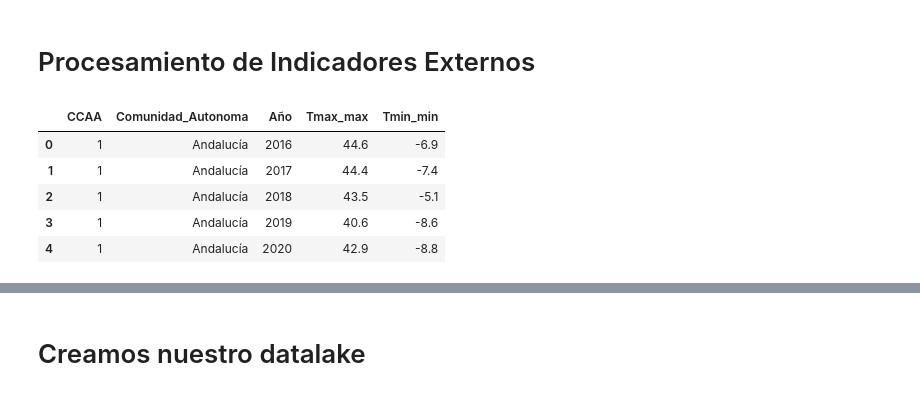
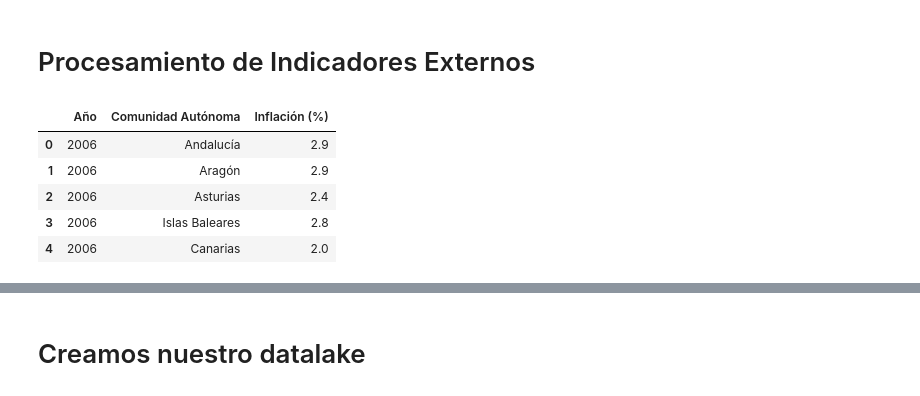
Before and after one commit to rauulrivero/ExpenseAnalysis, a Jupyter notebook: notebooks/processing/process_data.ipynb, the cells around one changed output, grey strips where cells are left out. Saved outputs shown, nothing was run; the diff lists cells and outputs as text; code cells hidden in the pictures.

```diff
--- a/notebooks/processing/process_data.ipynb
+++ b/notebooks/processing/process_data.ipynb
@@ -35,3 +372,0 @@ df_mhogar = pd.concat(dataframes["EPFmhogar"], ignore_index=True) if dataframes[
-# %%
-pd.set_option('display.max_columns', None)
-df_mhogar.head()
@@ -286,14 +854,16 @@ df_gastos_filtrado.head()
 # %%
 tipo_interes_df = pd.read_csv("../../data/tipos_interes_bce.csv", sep="\t", encoding="utf-8")
-temperaturas_extremas_df = pd.read_csv("../../data/temperaturas_comunidades.csv", sep="\t", encoding="utf-8")
-tasa_paro_df = pd.read_csv("../../data/tasa_paro_comunidad_2016_2023.csv", sep="\t", encoding="ISO-8859-1", decimal=",")
-inflacion_df = pd.read_csv("../../data/inflacion_espana_2016_2023.csv", sep="\t", encoding="utf-8")
+temperaturas_medias_df = pd.read_csv("../../data/temperaturas_comunidades.csv", sep="\t", encoding="utf-8")
+tasa_paro_df = pd.read_csv("../../data/tasa_paro_comunidad_2006_2023.csv", sep="\t", encoding="latin-1", decimal=",")
+inflacion_df = pd.read_csv("../../data/inflacion_espana_2006_2023.csv", sep="\t", encoding="utf-8")
+tasa_cambio_df = pd.read_csv("../../data/eur_usd_avg.csv", sep="\t", encoding="utf-8")
+ipc_df = pd.read_csv("../../data/ipc_comunidad_año_media.csv", sep="\t", encoding="utf-8")
 # %%
-temperaturas_extremas_df.head()
+inflacion_df.head()
 # %% [output]
-|  | CCAA | Comunidad_Autonoma | Año | Tmax_max | Tmin_min |
-| 0 | 1 | Andalucía | 2016 | 44.6 | -6.9 |
-| 1 | 1 | Andalucía | 2017 | 44.4 | -7.4 |
-| 2 | 1 | Andalucía | 2018 | 43.5 | -5.1 |
-| 3 | 1 | Andalucía | 2019 | 40.6 | -8.6 |
-| 4 | 1 | Andalucía | 2020 | 42.9 | -8.8 |
+|  | Año | Comunidad Autónoma | Inflación (%) |
+| 0 | 2006 | Andalucía | 2.9 |
+| 1 | 2006 | Aragón | 2.9 |
+| 2 | 2006 | Asturias | 2.4 |
+| 3 | 2006 | Islas Baleares | 2.8 |
+| 4 | 2006 | Canarias | 2.0 |
```
Also changed, not shown: parts of 82 cells of this notebook, 24 other files.
